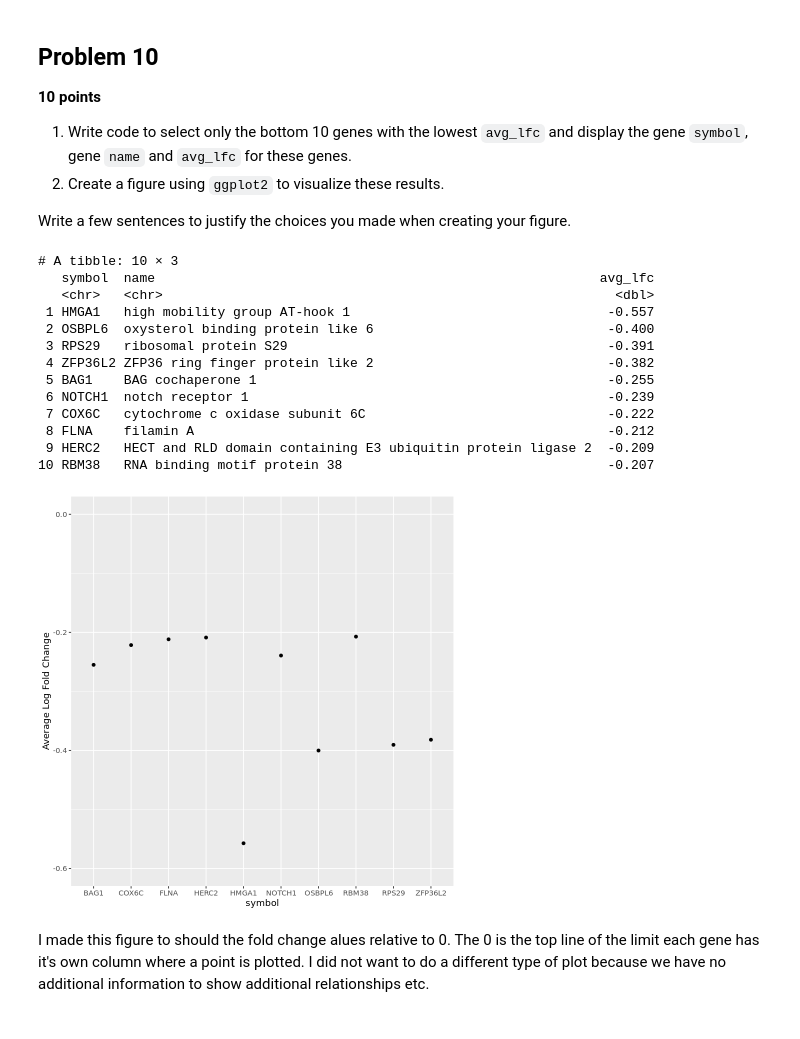
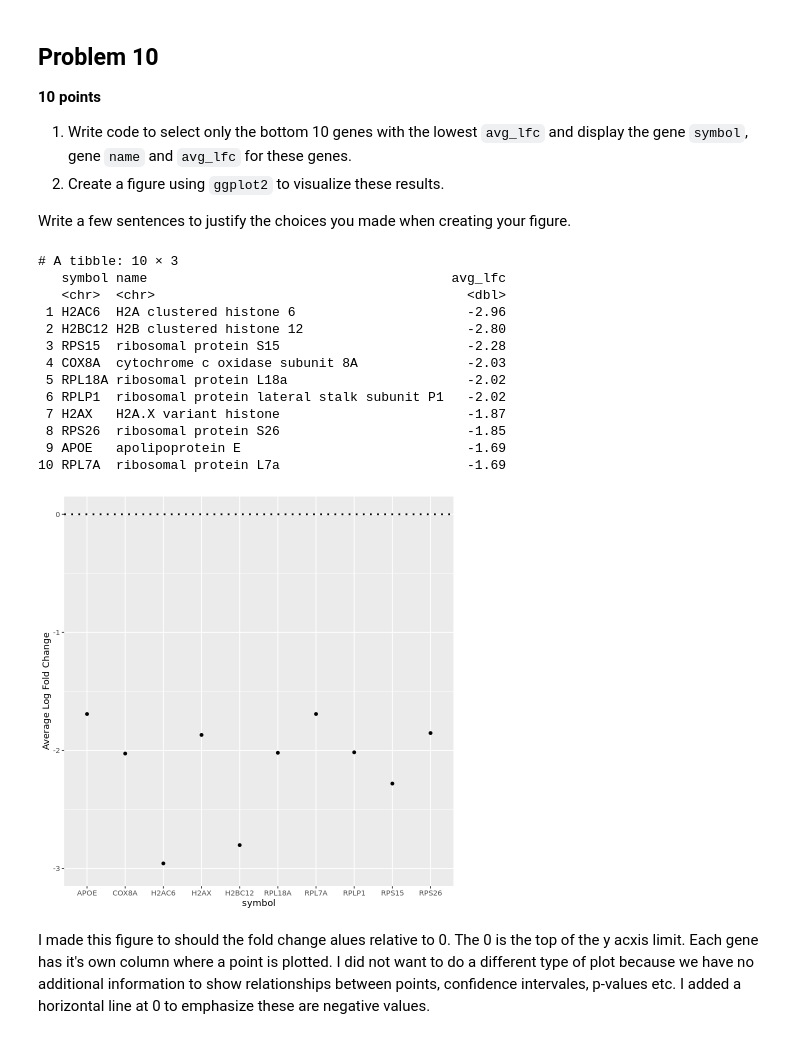
Before and after one commit to bchansen3/tfcb_2021, a Jupyter notebook: homeworks/homework06/homework06.ipynb, the cells around one changed output. Saved outputs shown, nothing was run; the diff lists cells and outputs as text; code cells hidden in the pictures.

```diff
--- a/homeworks/homework06/homework06.ipynb
+++ b/homeworks/homework06/homework06.ipynb
@@ -238,7 +238,7 @@ Then select only the gene id column and the new column that you just created
 # %%
 mean_lfc <- lfc %>%
         mutate(
-            avg_lfc = ((lfc_te_rpl5 * lfc_te_rps19)/2)) %>%
+            avg_lfc = ((lfc_te_rpl5 + lfc_te_rps19)/2)) %>%
             select(ensembl_gene_id, avg_lfc)
 # %% [markdown]
 
@@ -280,24 +280,25 @@ lowestfc <- mean_lfc %>%
 print(lowestfc)
 # %% [output]
 # A tibble: 10 × 3
-   symbol  name                                                         avg_lfc
-   <chr>   <chr>                                                          <dbl>
- 1 HMGA1   high mobility group AT-hook 1                                 -0.557
- 2 OSBPL6  oxysterol binding protein like 6                              -0.400
- 3 RPS29   ribosomal protein S29                                         -0.391
- 4 ZFP36L2 ZFP36 ring finger protein like 2                              -0.382
- 5 BAG1    BAG cochaperone 1                                             -0.255
- 6 NOTCH1  notch receptor 1                                              -0.239
- 7 COX6C   cytochrome c oxidase subunit 6C                               -0.222
- 8 FLNA    filamin A                                                     -0.212
- 9 HERC2   HECT and RLD domain containing E3 ubiquitin protein ligase 2  -0.209
-10 RBM38   RNA binding motif protein 38                                  -0.207
+   symbol name                                       avg_lfc
+   <chr>  <chr>                                        <dbl>
+ 1 H2AC6  H2A clustered histone 6                      -2.96
+ 2 H2BC12 H2B clustered histone 12                     -2.80
+ 3 RPS15  ribosomal protein S15                        -2.28
+ 4 COX8A  cytochrome c oxidase subunit 8A              -2.03
+ 5 RPL18A ribosomal protein L18a                       -2.02
+ 6 RPLP1  ribosomal protein lateral stalk subunit P1   -2.02
+ 7 H2AX   H2A.X variant histone                        -1.87
+ 8 RPS26  ribosomal protein S26                        -1.85
+ 9 APOE   apolipoprotein E                             -1.69
+10 RPL7A  ribosomal protein L7a                        -1.69
 # %%
 # 2.
     ggplot(lowestfc, aes(symbol,avg_lfc))+
-    scale_y_continuous("Average Log Fold Change", limits=c(-.6,0))+
-    geom_point()
+    scale_y_continuous("Average Log Fold Change", limits=c(-3,0))+
+    geom_point()+
+    geom_hline(yintercept = 0, linetype="dotted", size = 1)
 # %% [output]
-[figure, old version]
+[figure, new version]
 # %% [markdown]
-I made this figure to should the fold change alues relative to 0. The 0 is the top line of the limit each gene has it's own column where a point is plotted. I did not want to do a different type of plot because we have no additional information to show additional relationships etc.
+I made this figure to should the fold change alues relative to 0. The 0 is the top of the y acxis limit. Each gene has it's own column where a point is plotted. I did not want to do a different type of plot because we have no additional information to show relationships between points, confidence intervales, p-values etc.  I added a horizontal line at 0 to emphasize these are negative values.
```
Also changed, not shown: parts of 1 cell of this notebook.
